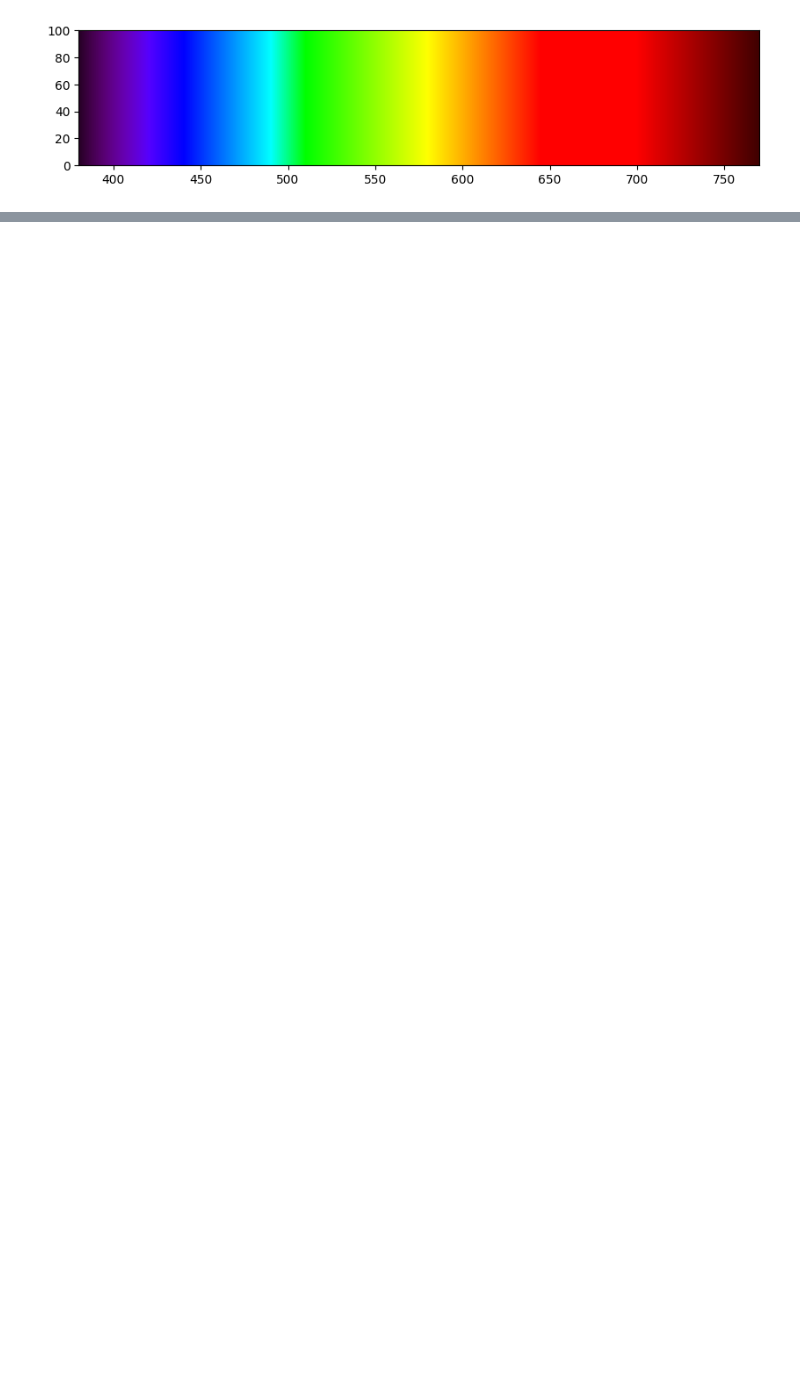
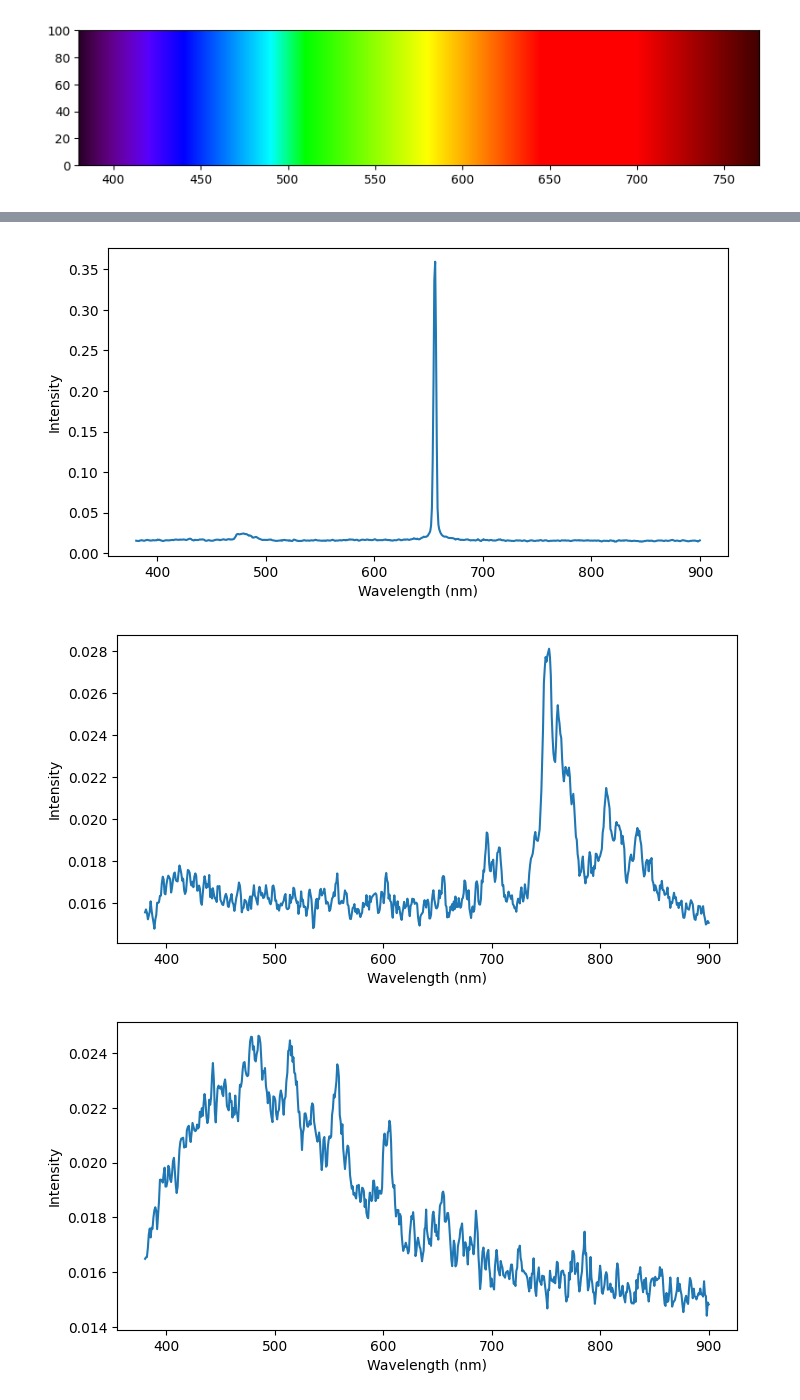
Before and after one commit to silvernuke911/Physics157, a Jupyter notebook: PHYSICS191 CODE/SET B/E4/spectra.ipynb, the cells around one changed output, grey strips where cells are left out. Cells and saved outputs as stored; diff of their text form; code cells hidden in the pictures; blank space fills up the shorter version.

```diff
--- a/PHYSICS191 CODE/SET B/E4/spectra.ipynb
+++ b/PHYSICS191 CODE/SET B/E4/spectra.ipynb
@@ -182,0 +230,27 @@ print(770-380)
+# %%
+H_df = pd.read_csv('HYDROGEN.csv')
+Ar_df = pd.read_csv('ARGON.csv')
+CO2_df = pd.read_csv('CO2.csv')
+He_df = pd.read_csv('HELIUM.csv')
+Ne_df = pd.read_csv('NEON.csv')
+N_df = pd.read_csv('NITROGEN.csv')
+Hg_df = pd.read_csv('MERCURY.csv')
+ambient_df = pd.read_csv('AMBIENT.csv')
+def plot_spectra(df):
+    x = df['Data Set 1:Wavelength(nm)']
+    y = df['Data Set 1:Intensity']
+    plt.figure(figsize=(8,4))
+    plt.plot(x,y)
+    plt.xlabel('Wavelength (nm)')
+    plt.ylabel('Intensity')
+plot_spectra(H_df)
+plot_spectra(Ar_df)
+plot_spectra(CO2_df)
+plot_spectra(He_df)
+plot_spectra(N_df)
+plot_spectra(Hg_df)
+plot_spectra(ambient_df)
+# %% [output]
+[figure, added]
+[figure, added]
+[figure, added]
```
Also changed, not shown: parts of 8 cells of this notebook, 2 other files.
